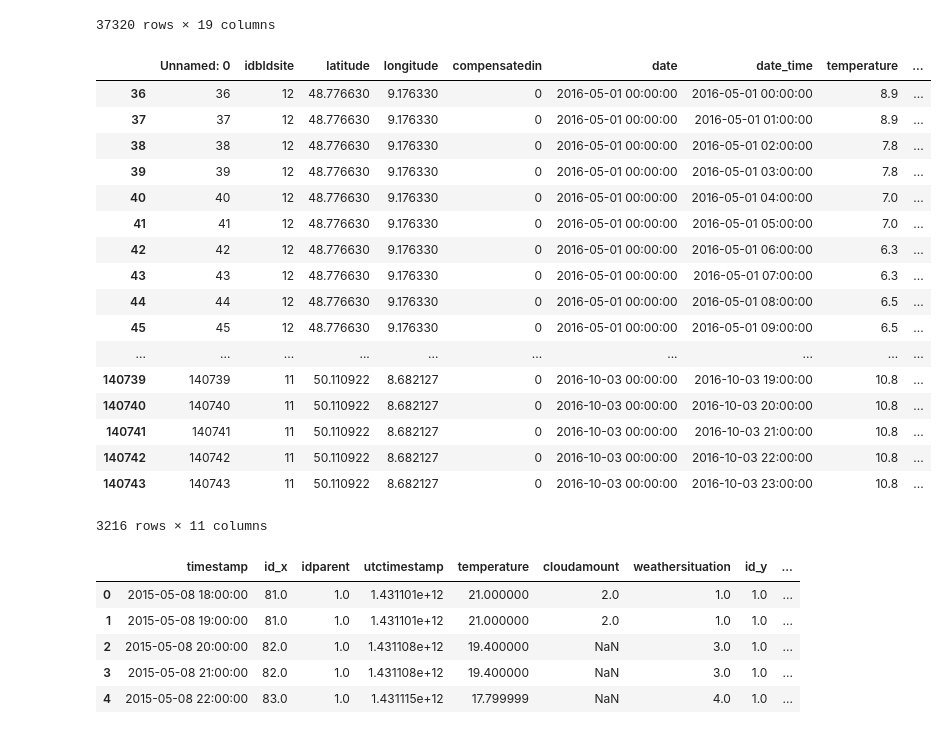
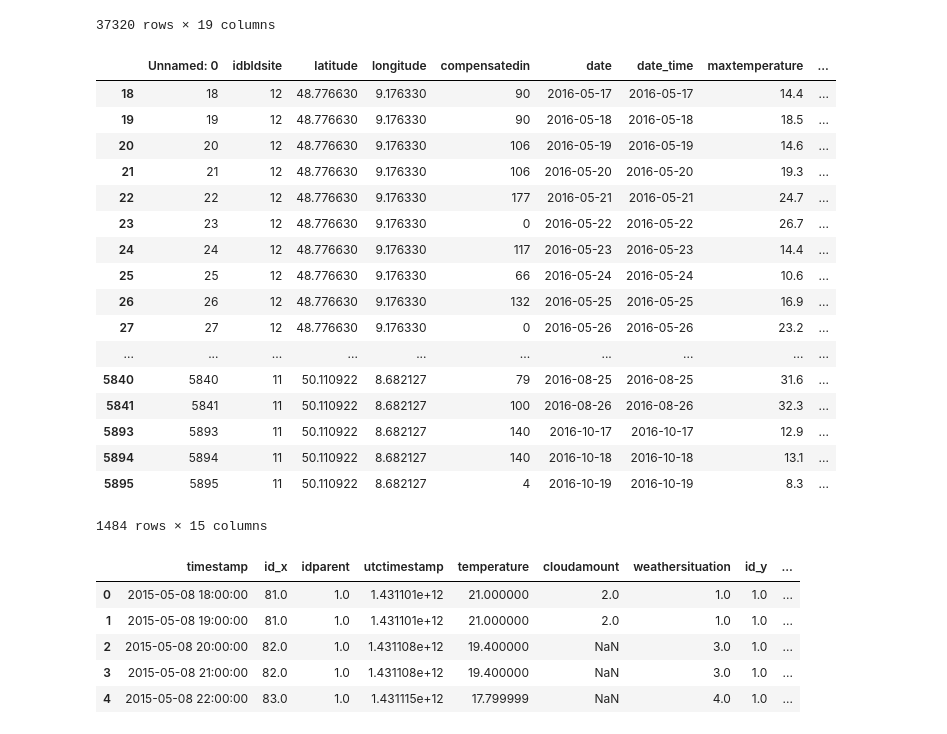
Before and after one commit to clementlefevre/dilax, a Jupyter notebook: prediction/Test.ipynb, the cells around one changed output. Drawn from its saved outputs; the diff is of its cells as text; code cells hidden in the pictures.

```diff
--- a/prediction/Test.ipynb
+++ b/prediction/Test.ipynb
@@ -68,27 +68,27 @@ merged
 | 37319 | 205017 | 11 | 50.110922 | 8.682127 | 0 | 2016-03-28 | 2016-03-28 23:00:00 | 8.3 | ... |
 37320 rows × 19 columns
 # %%
-df = pd.read_csv('data/test_merge_public_holidays_hour.csv')
-df[df.is_public_holiday==1]
+df = pd.read_csv('data/test_merge_hour.csv')
+df[df.is_school_holiday==1]
 # %% [output]
-|  | Unnamed: 0 | idbldsite | latitude | longitude | compensatedin | date | date_time | temperature | ... |
-| 36 | 36 | 12 | 48.776630 | 9.176330 | 0 | 2016-05-01 00:00:00 | 2016-05-01 00:00:00 | 8.9 | ... |
-| 37 | 37 | 12 | 48.776630 | 9.176330 | 0 | 2016-05-01 00:00:00 | 2016-05-01 01:00:00 | 8.9 | ... |
-| 38 | 38 | 12 | 48.776630 | 9.176330 | 0 | 2016-05-01 00:00:00 | 2016-05-01 02:00:00 | 7.8 | ... |
-| 39 | 39 | 12 | 48.776630 | 9.176330 | 0 | 2016-05-01 00:00:00 | 2016-05-01 03:00:00 | 7.8 | ... |
-| 40 | 40 | 12 | 48.776630 | 9.176330 | 0 | 2016-05-01 00:00:00 | 2016-05-01 04:00:00 | 7.0 | ... |
-| 41 | 41 | 12 | 48.776630 | 9.176330 | 0 | 2016-05-01 00:00:00 | 2016-05-01 05:00:00 | 7.0 | ... |
-| 42 | 42 | 12 | 48.776630 | 9.176330 | 0 | 2016-05-01 00:00:00 | 2016-05-01 06:00:00 | 6.3 | ... |
-| 43 | 43 | 12 | 48.776630 | 9.176330 | 0 | 2016-05-01 00:00:00 | 2016-05-01 07:00:00 | 6.3 | ... |
-| 44 | 44 | 12 | 48.776630 | 9.176330 | 0 | 2016-05-01 00:00:00 | 2016-05-01 08:00:00 | 6.5 | ... |
-| 45 | 45 | 12 | 48.776630 | 9.176330 | 0 | 2016-05-01 00:00:00 | 2016-05-01 09:00:00 | 6.5 | ... |
+|  | Unnamed: 0 | idbldsite | latitude | longitude | compensatedin | date | date_time | maxtemperature | ... |
+| 18 | 18 | 12 | 48.776630 | 9.176330 | 90 | 2016-05-17 | 2016-05-17 | 14.4 | ... |
+| 19 | 19 | 12 | 48.776630 | 9.176330 | 90 | 2016-05-18 | 2016-05-18 | 18.5 | ... |
+| 20 | 20 | 12 | 48.776630 | 9.176330 | 106 | 2016-05-19 | 2016-05-19 | 14.6 | ... |
+| 21 | 21 | 12 | 48.776630 | 9.176330 | 106 | 2016-05-20 | 2016-05-20 | 19.3 | ... |
+| 22 | 22 | 12 | 48.776630 | 9.176330 | 177 | 2016-05-21 | 2016-05-21 | 24.7 | ... |
+| 23 | 23 | 12 | 48.776630 | 9.176330 | 0 | 2016-05-22 | 2016-05-22 | 26.7 | ... |
+| 24 | 24 | 12 | 48.776630 | 9.176330 | 117 | 2016-05-23 | 2016-05-23 | 14.4 | ... |
+| 25 | 25 | 12 | 48.776630 | 9.176330 | 66 | 2016-05-24 | 2016-05-24 | 10.6 | ... |
+| 26 | 26 | 12 | 48.776630 | 9.176330 | 132 | 2016-05-25 | 2016-05-25 | 16.9 | ... |
+| 27 | 27 | 12 | 48.776630 | 9.176330 | 0 | 2016-05-26 | 2016-05-26 | 23.2 | ... |
 | ... | ... | ... | ... | ... | ... | ... | ... | ... | ... |
-| 140739 | 140739 | 11 | 50.110922 | 8.682127 | 0 | 2016-10-03 00:00:00 | 2016-10-03 19:00:00 | 10.8 | ... |
-| 140740 | 140740 | 11 | 50.110922 | 8.682127 | 0 | 2016-10-03 00:00:00 | 2016-10-03 20:00:00 | 10.8 | ... |
-| 140741 | 140741 | 11 | 50.110922 | 8.682127 | 0 | 2016-10-03 00:00:00 | 2016-10-03 21:00:00 | 10.8 | ... |
-| 140742 | 140742 | 11 | 50.110922 | 8.682127 | 0 | 2016-10-03 00:00:00 | 2016-10-03 22:00:00 | 10.8 | ... |
-| 140743 | 140743 | 11 | 50.110922 | 8.682127 | 0 | 2016-10-03 00:00:00 | 2016-10-03 23:00:00 | 10.8 | ... |
+| 5840 | 5840 | 11 | 50.110922 | 8.682127 | 79 | 2016-08-25 | 2016-08-25 | 31.6 | ... |
+| 5841 | 5841 | 11 | 50.110922 | 8.682127 | 100 | 2016-08-26 | 2016-08-26 | 32.3 | ... |
+| 5893 | 5893 | 11 | 50.110922 | 8.682127 | 140 | 2016-10-17 | 2016-10-17 | 12.9 | ... |
+| 5894 | 5894 | 11 | 50.110922 | 8.682127 | 140 | 2016-10-18 | 2016-10-18 | 13.1 | ... |
+| 5895 | 5895 | 11 | 50.110922 | 8.682127 | 4 | 2016-10-19 | 2016-10-19 | 8.3 | ... |
-3216 rows × 11 columns
+1484 rows × 15 columns
 # %%
 df_weather_hour = db.weather_intraday
 
```
Also changed, not shown: 7 other files.
